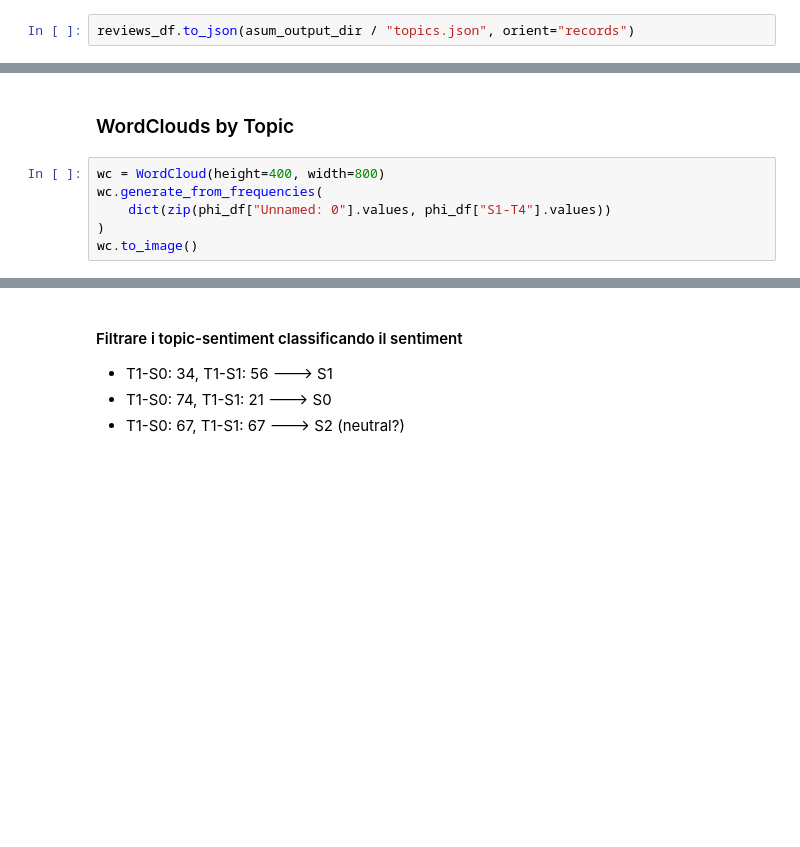
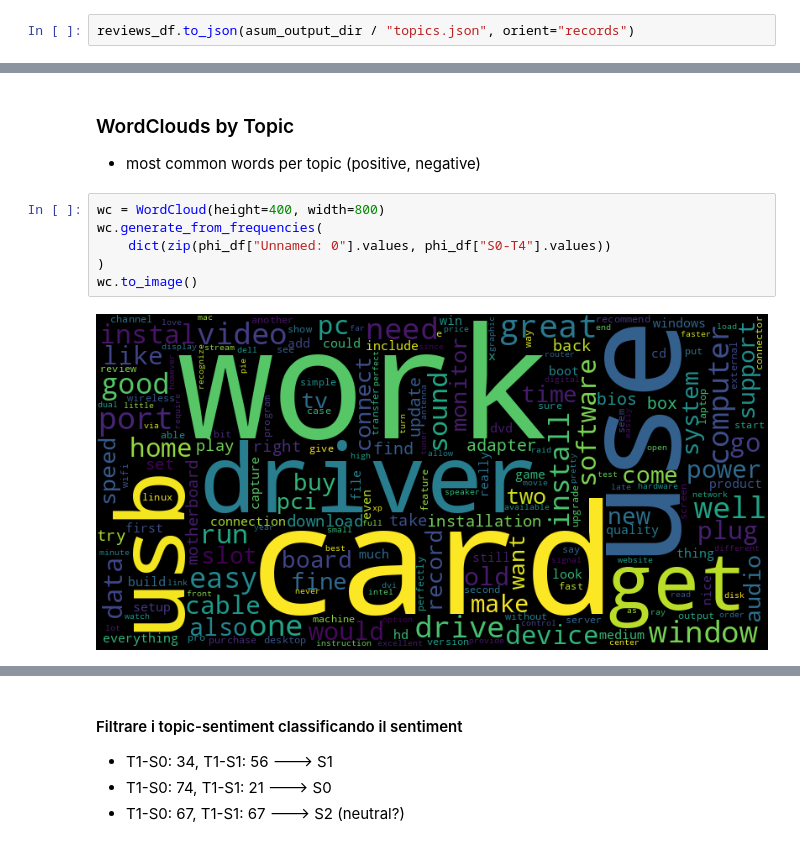
Before and after one commit to saiteki-kai/amazon-reviews, a Jupyter notebook: notebooks/03_asum.ipynb, the cells around one changed output, grey strips where cells are left out. Saved outputs shown, nothing was run; the diff lists cells and outputs as text; blank space fills up the shorter version.

```diff
--- a/notebooks/03_asum.ipynb
+++ b/notebooks/03_asum.ipynb
@@ -173,8 +196,11 @@ phi_df["S1-T1"]
 # %% [markdown]
 ### WordClouds by Topic
+- most common words per topic (positive, negative)
 # %%
 wc = WordCloud(height=400, width=800)
 wc.generate_from_frequencies(
-    dict(zip(phi_df["Unnamed: 0"].values, phi_df["S1-T4"].values))
+    dict(zip(phi_df["Unnamed: 0"].values, phi_df["S0-T4"].values))
 )
 wc.to_image()
+# %% [output]
+[figure, added]
```
Also changed, not shown: parts of 29 cells of this notebook.
